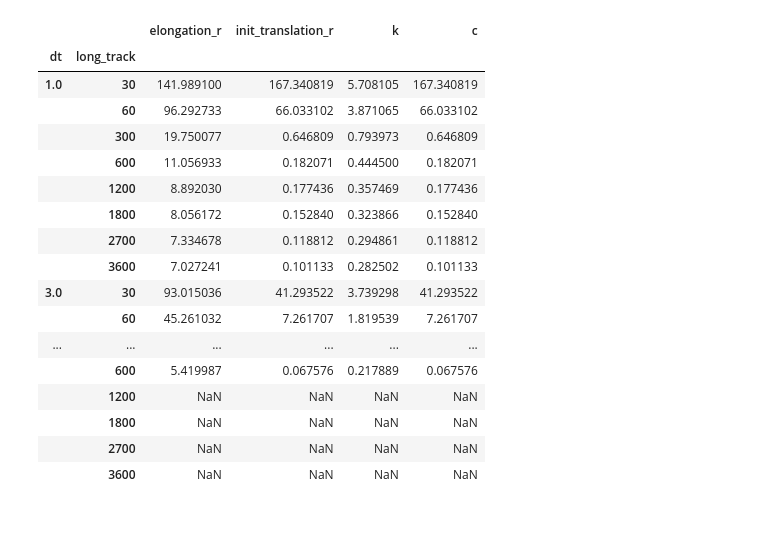
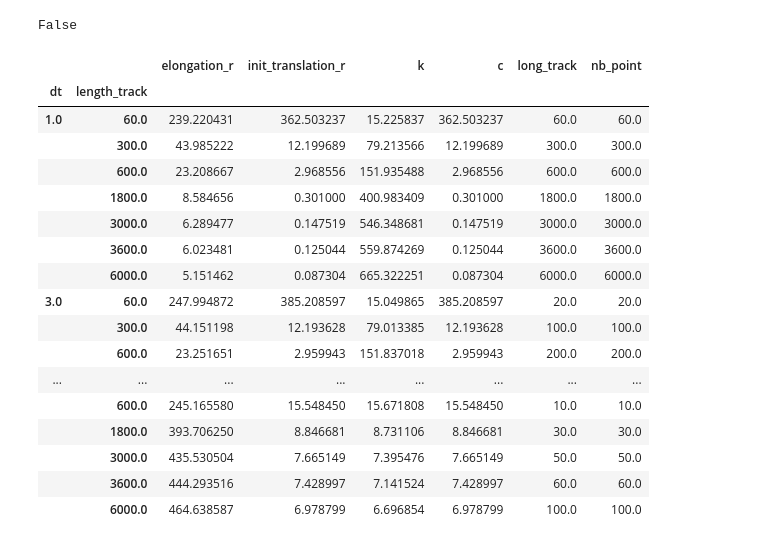
Before and after one commit to sophietheis/KineticAnalysis, a Jupyter notebook: notebook/20240605-Synthetic_datas_03-track_length.ipynb, the cells around one changed output. Cells and saved outputs as stored; diff of their text form; code cells hidden in the pictures.

```diff
--- a/notebook/20240605-Synthetic_datas_03-track_length.ipynb
+++ b/notebook/20240605-Synthetic_datas_03-track_length.ipynb
@@ -148,23 +381,27 @@ The model function generated NaN values and the fit aborted! Please check your m
+# %%
+(len(np.unique(datas2["MEAN_INTENSITY_CH1"])) > 2)
+# %% [output]
+False
 # %%
-# results = pd.read_csv(os.path.join(path, "results_dt_track_length_translation_rate_24.csv"), index_col="Unnamed: 0")
+results = pd.read_csv(os.path.join(path, "results_dt_track_length_translation_rate_5_nb_point.csv"), index_col="Unnamed: 0")
 # %%
-results.groupby(by=['dt', 'long_track'])[['elongation_r','init_translation_r', 'k', 'c']].mean()
+results.groupby(by=['dt', 'length_track'])[['elongation_r','init_translation_r', 'k', 'c', "long_track", "nb_point"]].mean()
 # %% [output]
-|  |  | elongation_r | init_translation_r | k | c |
-| dt | long_track |  |  |  |  |
-| 1.0 | 30 | 141.989100 | 167.340819 | 5.708105 | 167.340819 |
-|  | 60 | 96.292733 | 66.033102 | 3.871065 | 66.033102 |
-|  | 300 | 19.750077 | 0.646809 | 0.793973 | 0.646809 |
-|  | 600 | 11.056933 | 0.182071 | 0.444500 | 0.182071 |
-|  | 1200 | 8.892030 | 0.177436 | 0.357469 | 0.177436 |
-|  | 1800 | 8.056172 | 0.152840 | 0.323866 | 0.152840 |
-|  | 2700 | 7.334678 | 0.118812 | 0.294861 | 0.118812 |
-|  | 3600 | 7.027241 | 0.101133 | 0.282502 | 0.101133 |
-| 3.0 | 30 | 93.015036 | 41.293522 | 3.739298 | 41.293522 |
-|  | 60 | 45.261032 | 7.261707 | 1.819539 | 7.261707 |
-| ... | ... | ... | ... | ... | ... |
-|  | 600 | 5.419987 | 0.067576 | 0.217889 | 0.067576 |
-|  | 1200 | NaN | NaN | NaN | NaN |
-|  | 1800 | NaN | NaN | NaN | NaN |
-|  | 2700 | NaN | NaN | NaN | NaN |
-|  | 3600 | NaN | NaN | NaN | NaN |
+|  |  | elongation_r | init_translation_r | k | c | long_track | nb_point |
+| dt | length_track |  |  |  |  |  |  |
+| 1.0 | 60.0 | 239.220431 | 362.503237 | 15.225837 | 362.503237 | 60.0 | 60.0 |
+|  | 300.0 | 43.985222 | 12.199689 | 79.213566 | 12.199689 | 300.0 | 300.0 |
+|  | 600.0 | 23.208667 | 2.968556 | 151.935488 | 2.968556 | 600.0 | 600.0 |
+|  | 1800.0 | 8.584656 | 0.301000 | 400.983409 | 0.301000 | 1800.0 | 1800.0 |
+|  | 3000.0 | 6.289477 | 0.147519 | 546.348681 | 0.147519 | 3000.0 | 3000.0 |
+|  | 3600.0 | 6.023481 | 0.125044 | 559.874269 | 0.125044 | 3600.0 | 3600.0 |
+|  | 6000.0 | 5.151462 | 0.087304 | 665.322251 | 0.087304 | 6000.0 | 6000.0 |
+| 3.0 | 60.0 | 247.994872 | 385.208597 | 15.049865 | 385.208597 | 20.0 | 20.0 |
+|  | 300.0 | 44.151198 | 12.193628 | 79.013385 | 12.193628 | 100.0 | 100.0 |
+|  | 600.0 | 23.251651 | 2.959943 | 151.837018 | 2.959943 | 200.0 | 200.0 |
+| ... | ... | ... | ... | ... | ... | ... | ... |
+|  | 600.0 | 245.165580 | 15.548450 | 15.671808 | 15.548450 | 10.0 | 10.0 |
+|  | 1800.0 | 393.706250 | 8.846681 | 8.731106 | 8.846681 | 30.0 | 30.0 |
+|  | 3000.0 | 435.530504 | 7.665149 | 7.395476 | 7.665149 | 50.0 | 50.0 |
+|  | 3600.0 | 444.293516 | 7.428997 | 7.141524 | 7.428997 | 60.0 | 60.0 |
+|  | 6000.0 | 464.638587 | 6.978799 | 6.696854 | 6.978799 | 100.0 | 100.0 |
```
Also changed, not shown: parts of 18 cells of this notebook, 8 other files.
